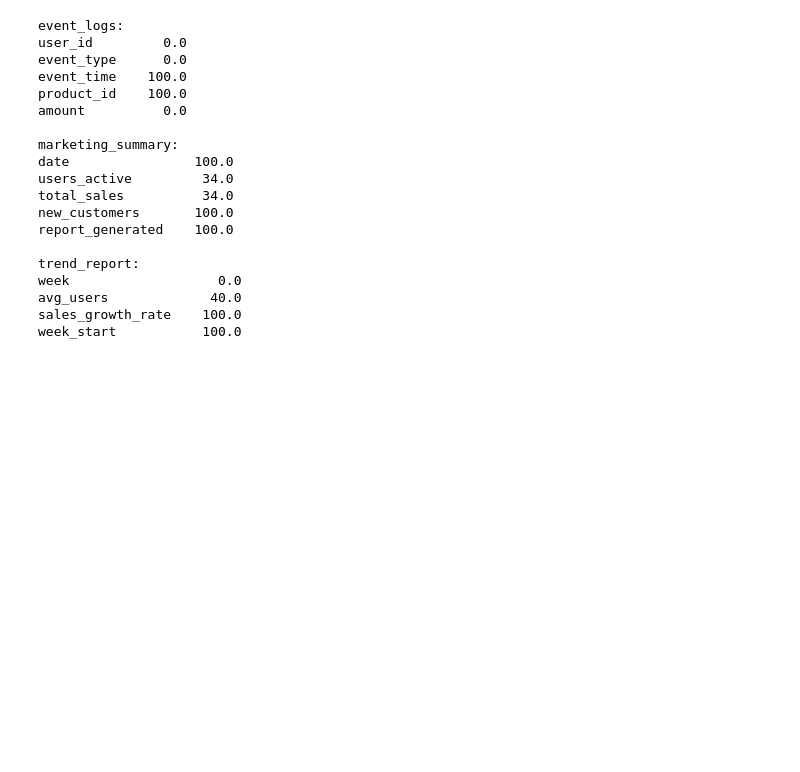
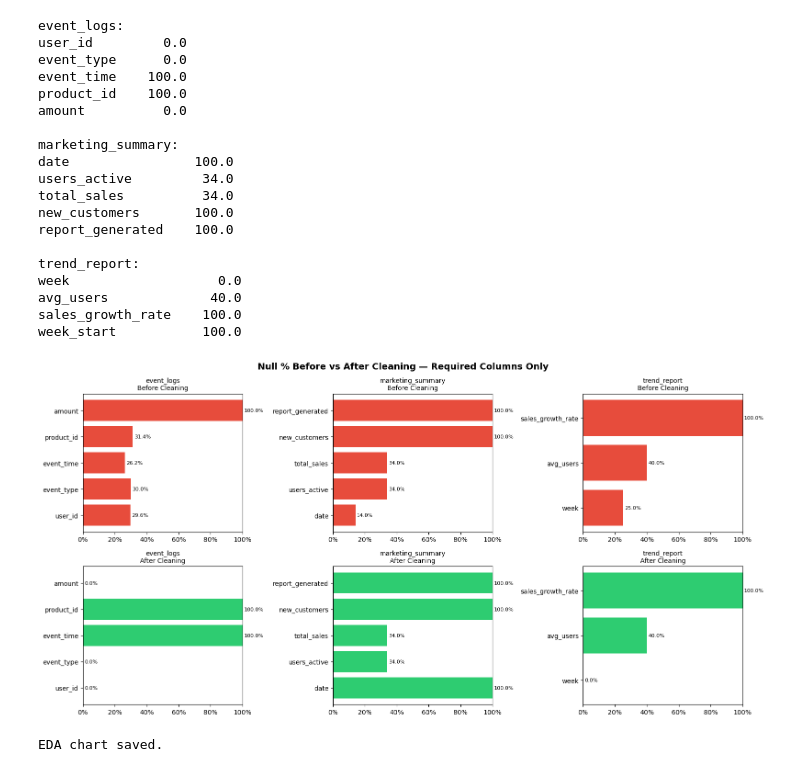
Before and after one commit to ZacharyMalonjao/Platform_Technologies, a Jupyter notebook: failure_test/api_simulated_cleaning.ipynb, the cells around one changed output. Cells and saved outputs as stored; diff of their text form; code cells hidden in the pictures; blank space fills up the shorter version.

```diff
--- a/failure_test/api_simulated_cleaning.ipynb
+++ b/failure_test/api_simulated_cleaning.ipynb
@@ -33,6 +33,23 @@ trend_report:
 week          25.0
 avg_users     40.0
 Unnamed: 2    20.0
+# %%
+def safe_null_pct(df, cols):
+    existing = [c for c in cols if c in df.columns]
+    missing = [c for c in cols if c not in df.columns]
+    result = df[existing].isnull().mean() * 100
+    for col in missing:
+        result[col] = 100.0  # missing column = 100% null, which is true
+    return result
+
+raw = {
+    'event_logs': safe_null_pct(event_logs,
+        ['user_id','event_type','event_time','product_id','amount']),
+    'marketing_summary': safe_null_pct(marketing_summary,
+        ['date','users_active','total_sales','new_customers','report_generated']),
+    'trend_report': safe_null_pct(trend_report,
+        ['week','avg_users','sales_growth_rate'])
+}
 # %% [markdown]
 The following schema check makes sure the pipeline doesn't crash, but a missing critical column means that specific downstream metric is flagged as unusable, not silently treated as valid.
 
@@ -342,3 +359,35 @@ week                   0.0
 avg_users             40.0
 sales_growth_rate    100.0
 week_start           100.0
+# %%
+cleaned = {
+    'event_logs':        event_logs[['user_id','event_type','event_time','product_id','amount']].isnull().mean() * 100,
+    'marketing_summary': marketing_summary[['date','users_active','total_sales','new_customers','report_generated']].isnull().mean() * 100,
+    'trend_report':      trend_report[['week','avg_users','sales_growth_rate']].isnull().mean() * 100
+}
+
+datasets = ['event_logs', 'marketing_summary', 'trend_report']
+fig, axes = plt.subplots(2, 3, figsize=(16, 8))
+fig.suptitle('Null % Before vs After Cleaning — Required Columns Only', fontsize=14, fontweight='bold')
+
+for col_idx, name in enumerate(datasets):
+    for row_idx, (label, data) in enumerate([('Before Cleaning', raw), ('After Cleaning', cleaned)]):
+        ax = axes[row_idx][col_idx]
+        cols = list(data[name].index)
+        vals = list(data[name].values)
+        bars = ax.barh(cols, vals, color='#e74c3c' if row_idx == 0 else '#2ecc71')
+        ax.set_xlim(0, 100)
+        ax.xaxis.set_major_formatter(mtick.PercentFormatter())
+        ax.set_title(f'{name}\n{label}', fontsize=10)
+        ax.axvline(x=0, color='black', linewidth=0.5)
+        for bar, val in zip(bars, vals):
+            ax.text(val + 1, bar.get_y() + bar.get_height()/2,
+                    f'{val:.1f}%', va='center', fontsize=8)
+
+plt.tight_layout()
+plt.savefig('eda_null_comparison.png', dpi=150, bbox_inches='tight')
+plt.show()
+print("EDA chart saved.")
+# %% [output]
+[figure, added]
+EDA chart saved.
```
Also changed, not shown: 2 other files.
